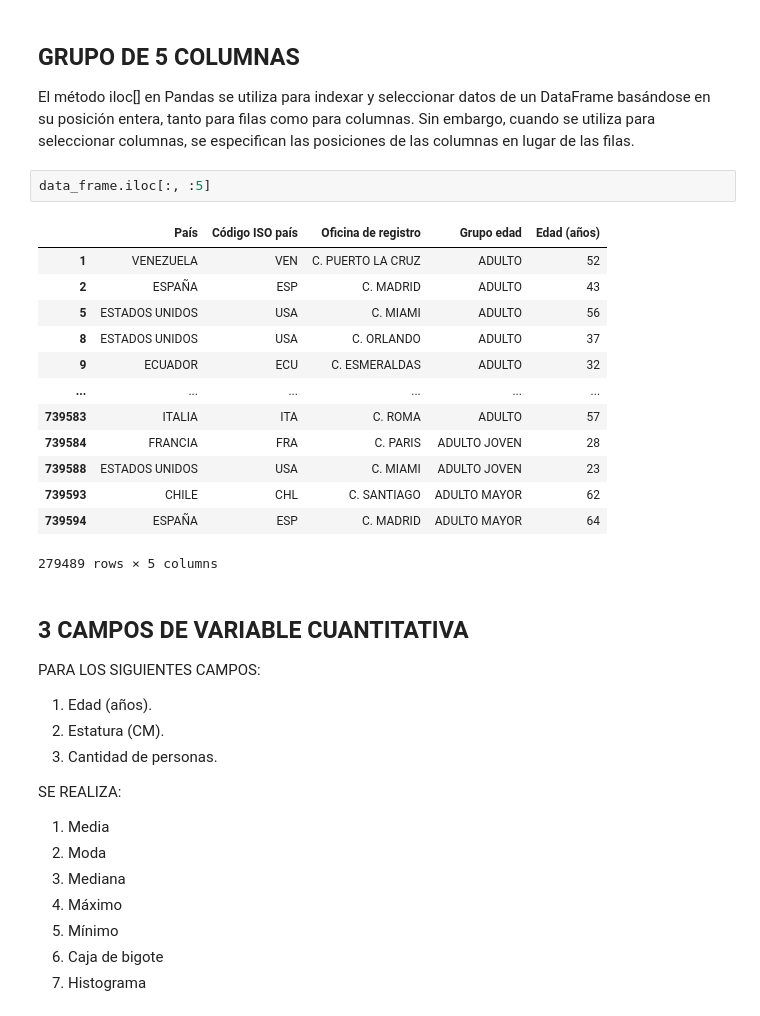
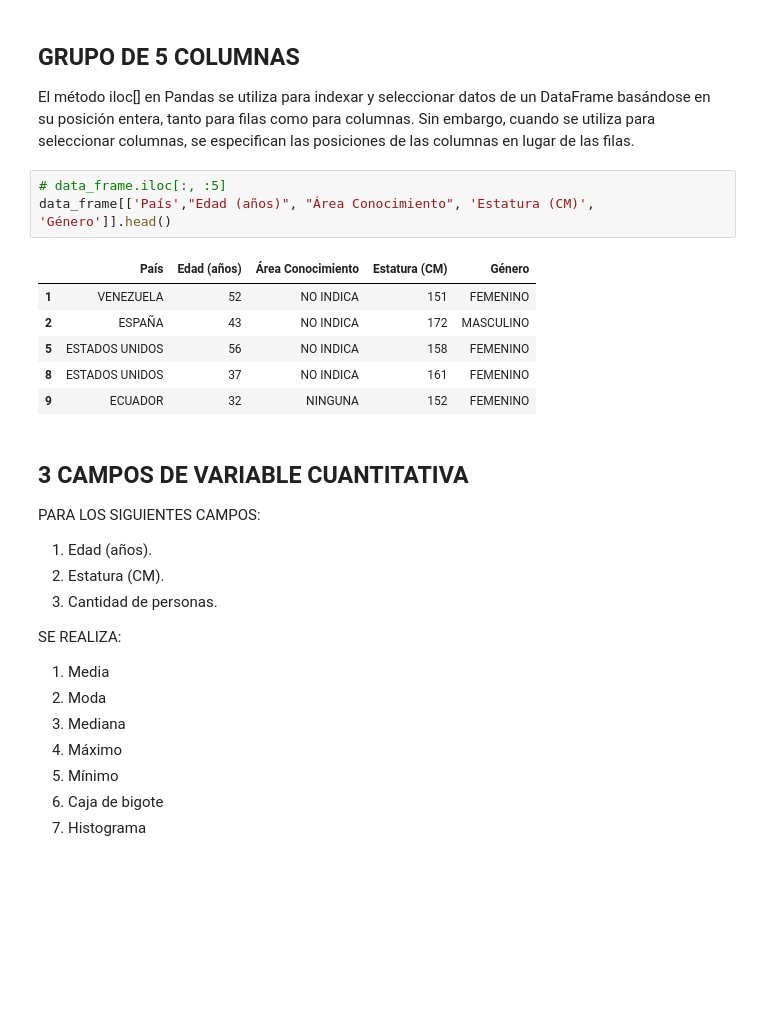
Before and after one commit to alexanderbeleno16/taller1_corte1_mi_20241, a Jupyter notebook: taller1_corte1_mi_20241.ipynb, the cells around one changed output. Cells and saved outputs as stored; diff of their text form; blank space fills up the shorter version.

```diff
--- a/taller1_corte1_mi_20241.ipynb
+++ b/taller1_corte1_mi_20241.ipynb
@@ -123,22 +178,16 @@ data_frame.iloc[6:11]
 ## **GRUPO DE 5 COLUMNAS**
 
 El método iloc[] en Pandas se utiliza para indexar y seleccionar datos de un DataFrame basándose en su posición entera, tanto para filas como para columnas. Sin embargo, cuando se utiliza para seleccionar columnas, se especifican las posiciones de las columnas en lugar de las filas.
-# %%
-data_frame.iloc[:, :5]
-# %% [output]
-|  | País | Código ISO país | Oficina de registro | Grupo edad | Edad (años) |
-| 1 | VENEZUELA | VEN | C. PUERTO LA CRUZ | ADULTO | 52 |
-| 2 | ESPAÑA | ESP | C. MADRID | ADULTO | 43 |
-| 5 | ESTADOS UNIDOS | USA | C. MIAMI | ADULTO | 56 |
-| 8 | ESTADOS UNIDOS | USA | C. ORLANDO | ADULTO | 37 |
-| 9 | ECUADOR | ECU | C. ESMERALDAS | ADULTO | 32 |
-| ... | ... | ... | ... | ... | ... |
-| 739583 | ITALIA | ITA | C. ROMA | ADULTO | 57 |
-| 739584 | FRANCIA | FRA | C. PARIS | ADULTO JOVEN | 28 |
-| 739588 | ESTADOS UNIDOS | USA | C. MIAMI | ADULTO JOVEN | 23 |
-| 739593 | CHILE | CHL | C. SANTIAGO | ADULTO MAYOR | 62 |
-| 739594 | ESPAÑA | ESP | C. MADRID | ADULTO MAYOR | 64 |
-279489 rows × 5 columns
+# %%
+# data_frame.iloc[:, :5]
+data_frame[['País',"Edad (años)", "Área Conocimiento", 'Estatura (CM)', 'Género']].head()
+# %% [output]
+|  | País | Edad (años) | Área Conocimiento | Estatura (CM) | Género |
+| 1 | VENEZUELA | 52 | NO INDICA | 151 | FEMENINO |
+| 2 | ESPAÑA | 43 | NO INDICA | 172 | MASCULINO |
+| 5 | ESTADOS UNIDOS | 56 | NO INDICA | 158 | FEMENINO |
+| 8 | ESTADOS UNIDOS | 37 | NO INDICA | 161 | FEMENINO |
+| 9 | ECUADOR | 32 | NINGUNA | 152 | FEMENINO |
 # %% [markdown]
 ## **3 CAMPOS DE VARIABLE CUANTITATIVA**
 
```
Also changed, not shown: parts of 20 cells of this notebook.
